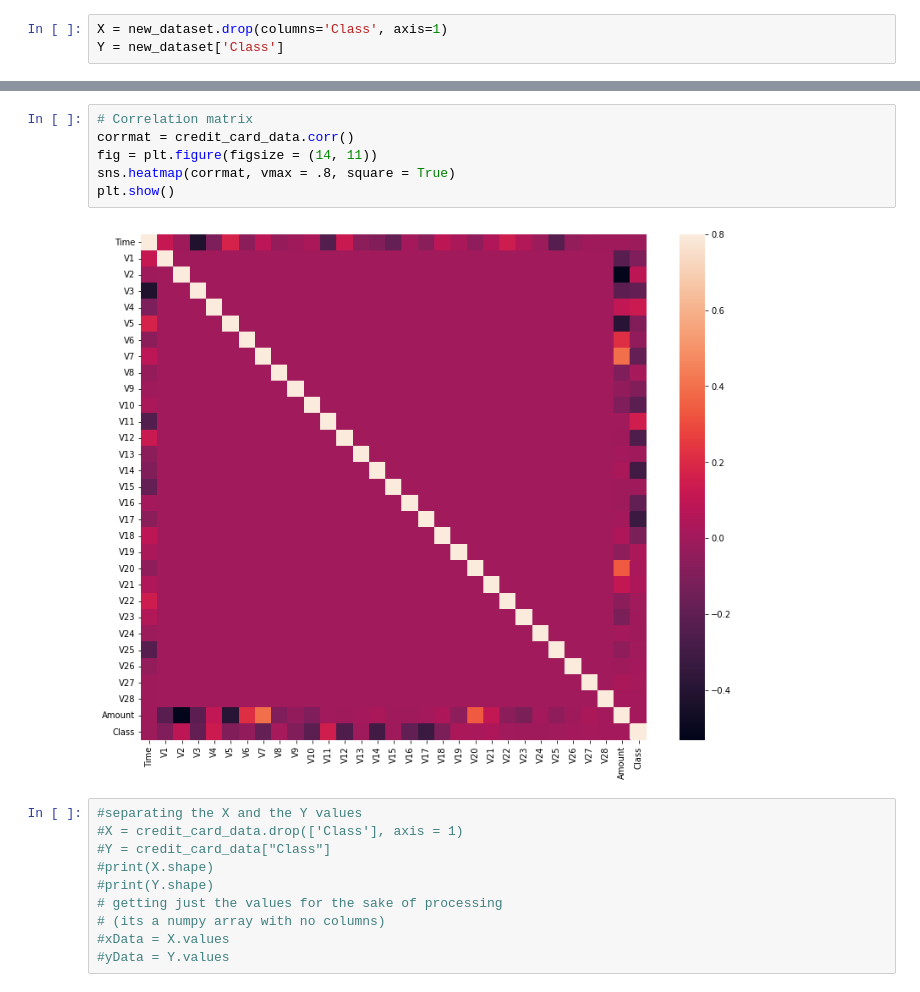
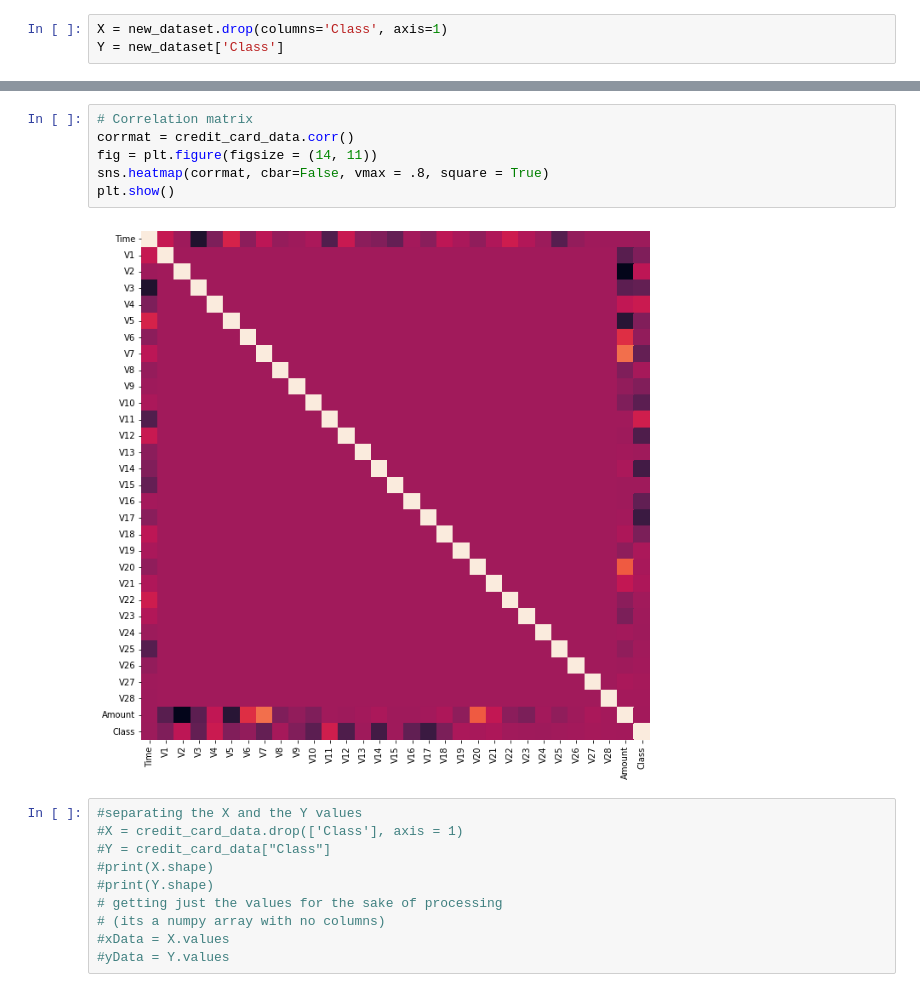
Before and after one commit to NimePeter/Credit-Card-Fraud, a Jupyter notebook: Copy_of_IDD_Peter.ipynb, the cells around one changed output, grey strips where cells are left out. Drawn from its saved outputs; the diff is of its cells as text.

```diff
--- a/Copy_of_IDD_Peter.ipynb
+++ b/Copy_of_IDD_Peter.ipynb
@@ -279,11 +279,11 @@ Name: Class, Length: 984, dtype: int64
 # %%
 # Correlation matrix
 corrmat = credit_card_data.corr()
 fig = plt.figure(figsize = (14, 11))
-sns.heatmap(corrmat, vmax = .8, square = True)
+sns.heatmap(corrmat, cbar=False, vmax = .8, square = True)
 plt.show()
 # %% [output]
-[figure, old version]
+[figure, new version]
 # %%
 #separating the X and the Y values
 #X = credit_card_data.drop(['Class'], axis = 1)
```
Also changed, not shown: parts of 32 cells of this notebook.
